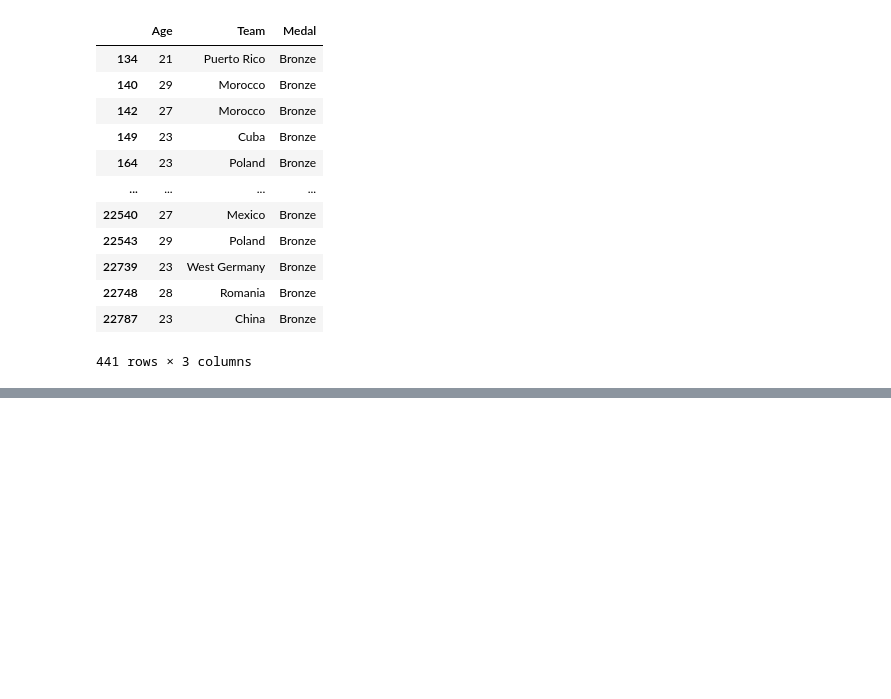
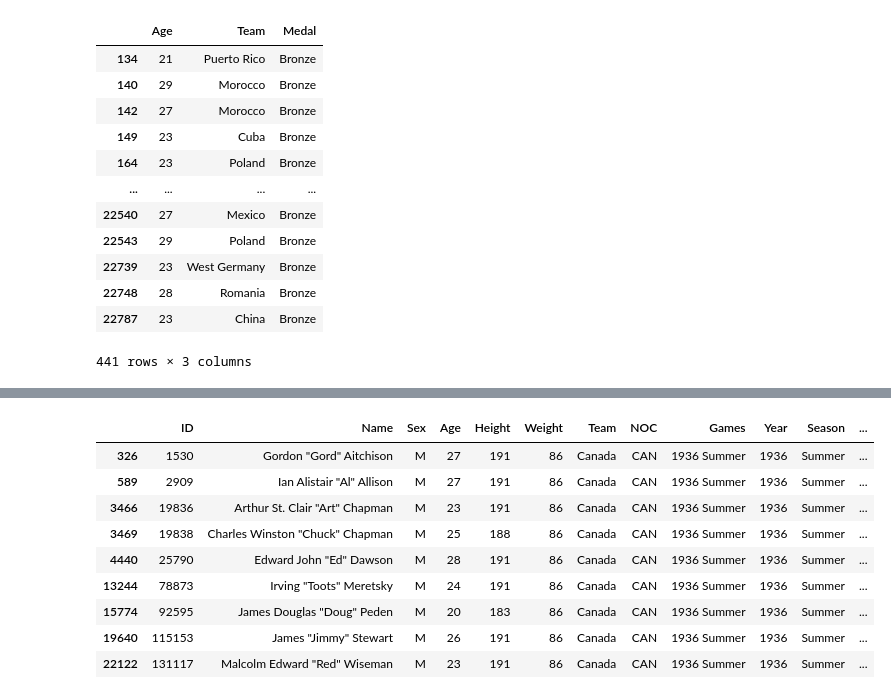
Before and after one commit to Andreas-Svensson/Databehandling-Project, a Jupyter notebook: upp_2.ipynb, the cells around one changed output, grey strips where cells are left out. Saved outputs shown, nothing was run; the diff lists cells and outputs as text; code cells hidden in the pictures; blank space fills up the shorter version.

```diff
--- a/upp_2.ipynb
+++ b/upp_2.ipynb
@@ -288,0 +372,19 @@ fig.show()
+# %%
+# replace all nan values in height and weight with the mean
+df_basketball["Height"].fillna(df_basketball["Height"].mean(), inplace=True)
+df_basketball["Weight"].fillna(df_basketball["Weight"].mean(), inplace=True)
+
+# convert height and weight to int
+df_basketball["Height"] = df_basketball["Height"].astype(int)
+df_basketball["Weight"] = df_basketball["Weight"].astype(int)
+# %% [output]
+|  | ID | Name | Sex | Age | Height | Weight | Team | NOC | Games | Year | Season | ... |
+| 326 | 1530 | Gordon "Gord" Aitchison | M | 27 | 191 | 86 | Canada | CAN | 1936 Summer | 1936 | Summer | ... |
+| 589 | 2909 | Ian Alistair "Al" Allison | M | 27 | 191 | 86 | Canada | CAN | 1936 Summer | 1936 | Summer | ... |
+| 3466 | 19836 | Arthur St. Clair "Art" Chapman | M | 23 | 191 | 86 | Canada | CAN | 1936 Summer | 1936 | Summer | ... |
+| 3469 | 19838 | Charles Winston "Chuck" Chapman | M | 25 | 188 | 86 | Canada | CAN | 1936 Summer | 1936 | Summer | ... |
+| 4440 | 25790 | Edward John "Ed" Dawson | M | 28 | 191 | 86 | Canada | CAN | 1936 Summer | 1936 | Summer | ... |
+| 13244 | 78873 | Irving "Toots" Meretsky | M | 24 | 191 | 86 | Canada | CAN | 1936 Summer | 1936 | Summer | ... |
+| 15774 | 92595 | James Douglas "Doug" Peden | M | 20 | 183 | 86 | Canada | CAN | 1936 Summer | 1936 | Summer | ... |
+| 19640 | 115153 | James "Jimmy" Stewart | M | 26 | 191 | 86 | Canada | CAN | 1936 Summer | 1936 | Summer | ... |
+| 22122 | 131117 | Malcolm Edward "Red" Wiseman | M | 23 | 191 | 86 | Canada | CAN | 1936 Summer | 1936 | Summer | ... |
```
Also changed, not shown: parts of 9 cells of this notebook.
